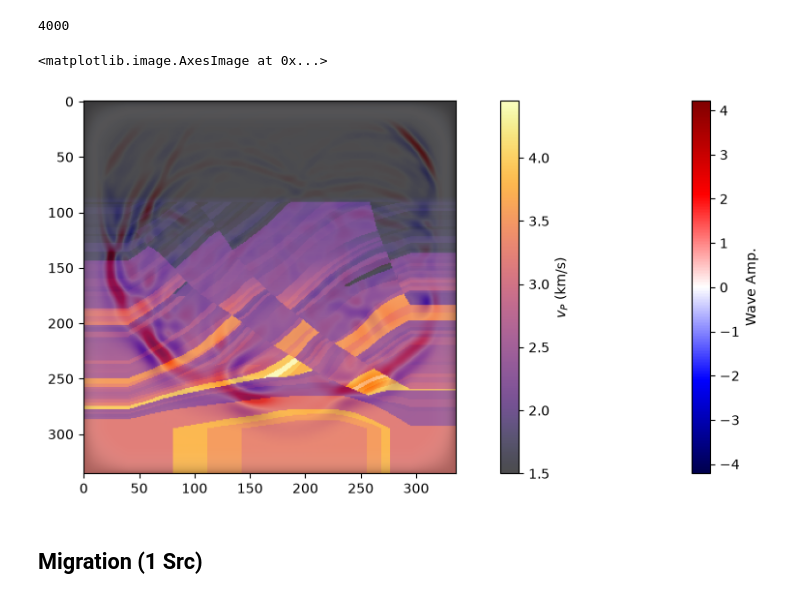
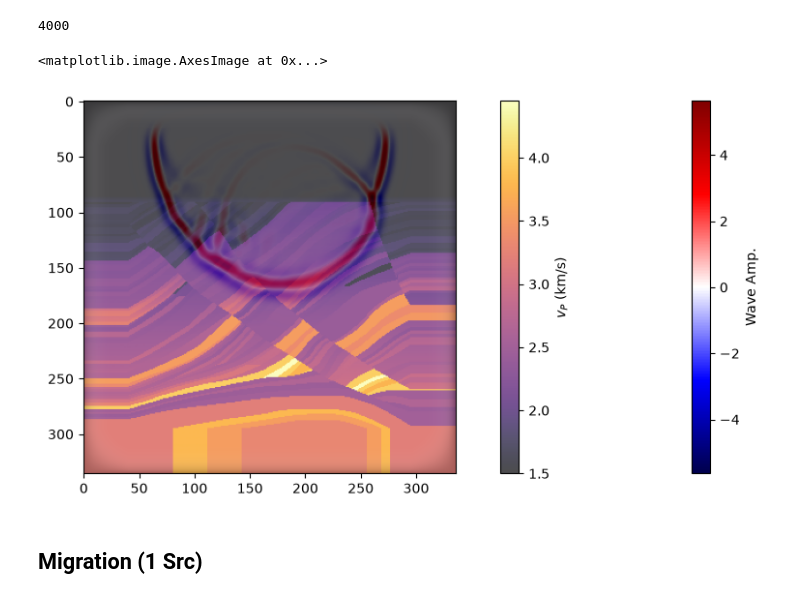
Before and after one commit to alphanumeric-username/geod67-project, a Jupyter notebook: seismic_modeling.ipynb, the cells around one changed output. Drawn from its saved outputs; the diff is of its cells as text; code cells hidden in the pictures.

```diff
--- a/seismic_modeling.ipynb
+++ b/seismic_modeling.ipynb
@@ -110,21 +124,21 @@ ap.nt
 # %% [output]
 4000
 # %%
-idx = 1200
+idx = 800
 vmax = np.abs(u_history[idx]).max()
 plt.figure(figsize=(15,5))
 plt.imshow(tf.transpose(u_history[idx][0, :, :, 0]) - np.median(u_history[idx][0, :, :, 0]), cmap='seismic', vmax=vmax , vmin=-vmax)
 # plt.imshow(u_history[idx].T - u_history[idx-1].T, cmap='seismic', vmax=vmax , vmin=-vmax)
 plt.colorbar(label='Wave Amp.')
 plt.imshow(tf.transpose(vp.data[0, :, :, 0]), cmap='inferno', alpha=0.7, vmin = vp.data.min(), vmax=vp.data.max())
 plt.colorbar(label='$v_P$ (km/s)')
 plt.imshow(tf.transpose(1-damp_mask)[0,:,:,0], cmap='grey', alpha=tf.transpose(damp_mask)[0,:,:,0]/4)
 
 # plt.scatter
 # plt.colorbar(label='$v_P$ (km/s)')
 # %% [output]
 <matplotlib.image.AxesImage at 0x...>
-[figure, old version]
+[figure, new version]
 # %% [markdown]
 ## Migration (1 Src)
 # %%
```
Also changed, not shown: parts of 5 cells of this notebook, 4 other files.
